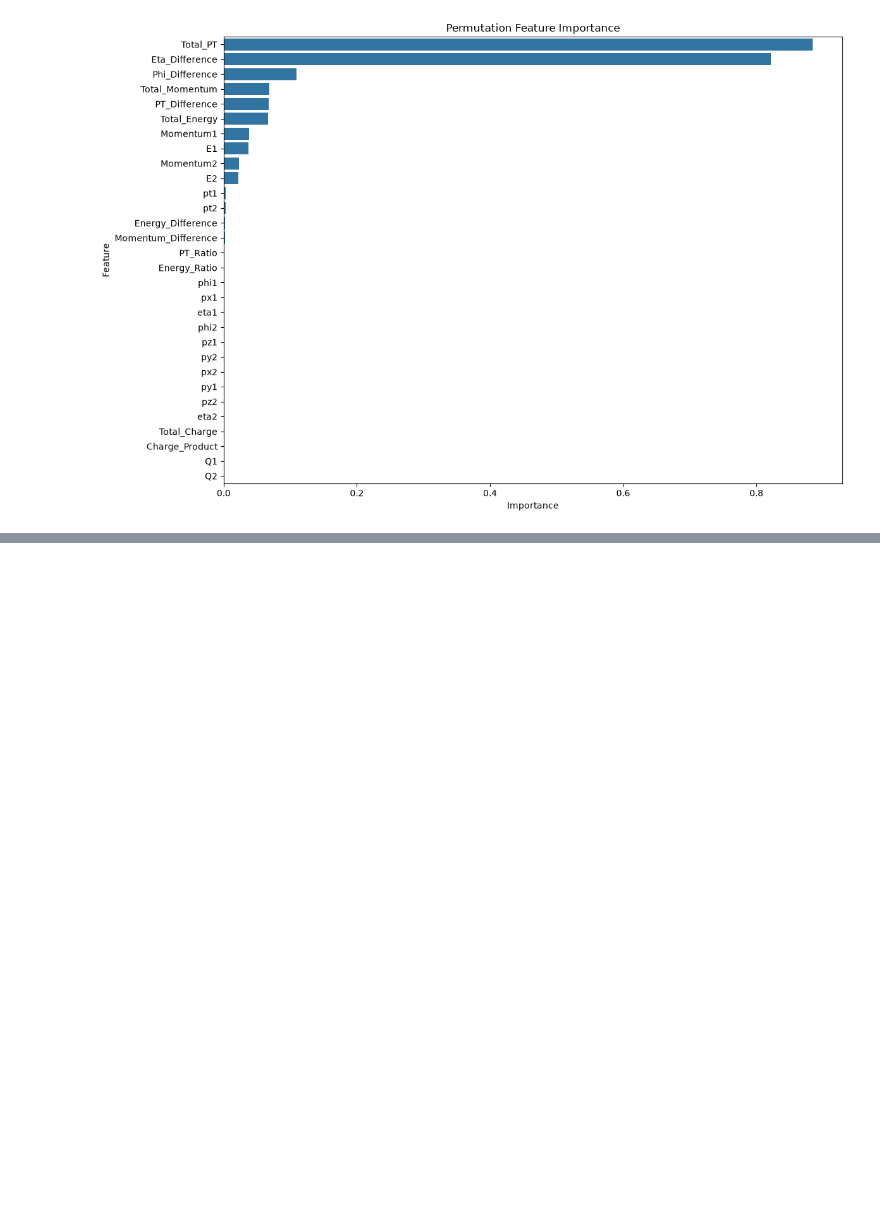
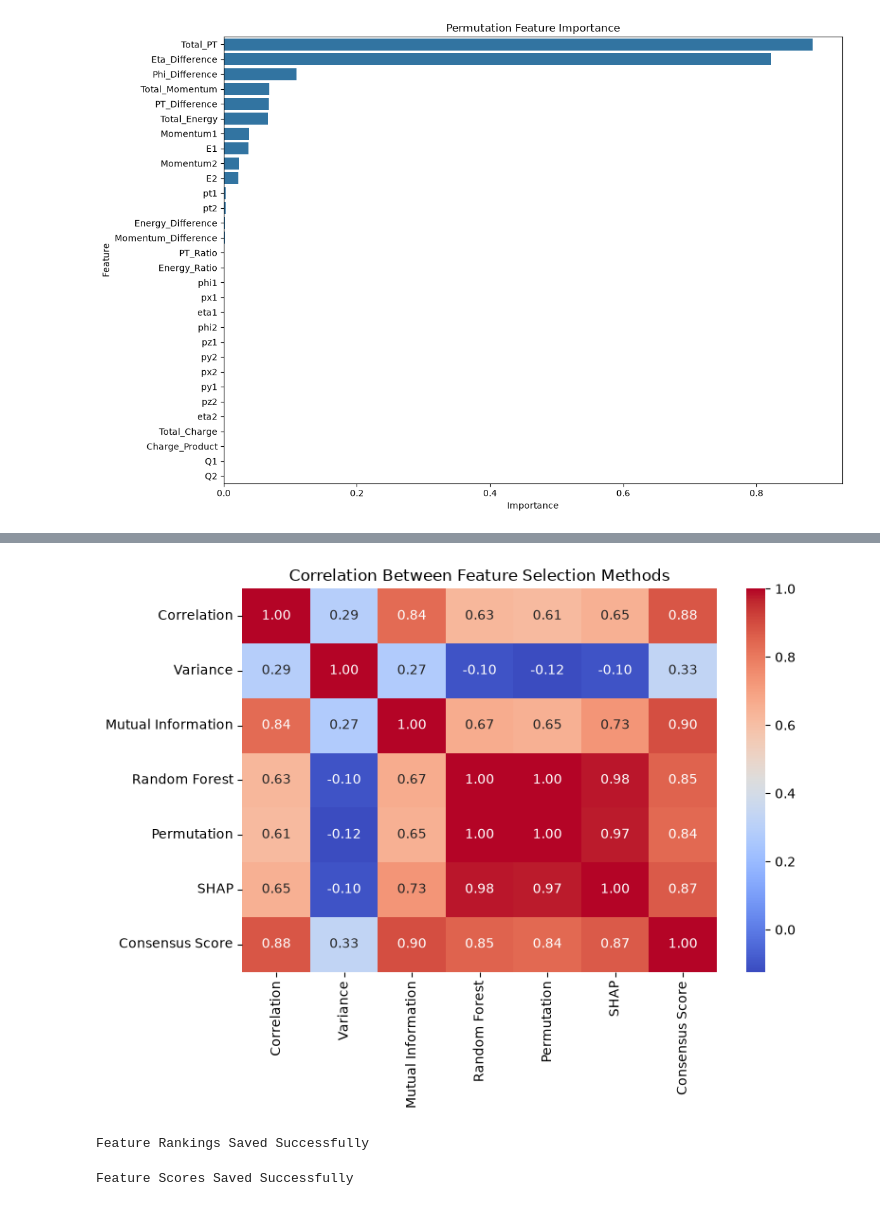
Before and after one commit to IvySingh-1/CERN-dielectron-ML-sensor-optimization, a Jupyter notebook: notebooks/05_Feature_Selection.ipynb, the cells around one changed output, grey strips where cells are left out. Cells and saved outputs as stored; diff of their text form; code cells hidden in the pictures; blank space fills up the shorter version.

```diff
--- a/notebooks/05_Feature_Selection.ipynb
+++ b/notebooks/05_Feature_Selection.ipynb
@@ -583,0 +895,60 @@ plt.show()
+# %%
+# =====================================================
+# Correlation Between Feature Selection Methods
+# =====================================================
+# Measure the agreement between different feature
+# selection techniques.
+#
+# High correlation indicates that two methods
+# rank features similarly.
+# =====================================================
+
+plt.figure(figsize=(8,6))
+
+sns.heatmap(
+    normalized_scores.corr(),
+    annot=True,
+    cmap="coolwarm",
+    fmt=".2f"
+)
+
+plt.title("Correlation Between Feature Selection Methods")
+
+plt.tight_layout()
+
+plt.show()
+# %% [output]
+[figure, added]
+# %%
+# =====================================================
+# Save Feature Rankings
+# =====================================================
+# These rankings will be used in:
+#
+# Notebook 6 : Model Training
+# Notebook 8 : Sensor Purging
+# =====================================================
+
+import os
+
+os.makedirs("../outputs", exist_ok=True)
+
+feature_rankings.to_csv(
+    "../outputs/feature_rankings.csv"
+)
+
+print("Feature Rankings Saved Successfully")
+# %% [output]
+Feature Rankings Saved Successfully
+# %%
+# =====================================================
+# Save Individual Feature Scores
+# =====================================================
+
+normalized_scores.to_csv(
+    "../outputs/feature_scores.csv"
+)
+
+print("Feature Scores Saved Successfully")
+# %% [output]
+Feature Scores Saved Successfully
```
Also changed, not shown: parts of 9 cells of this notebook.
